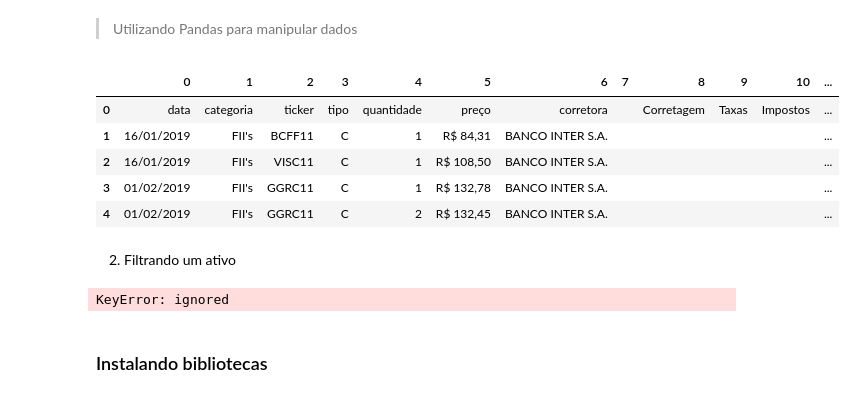
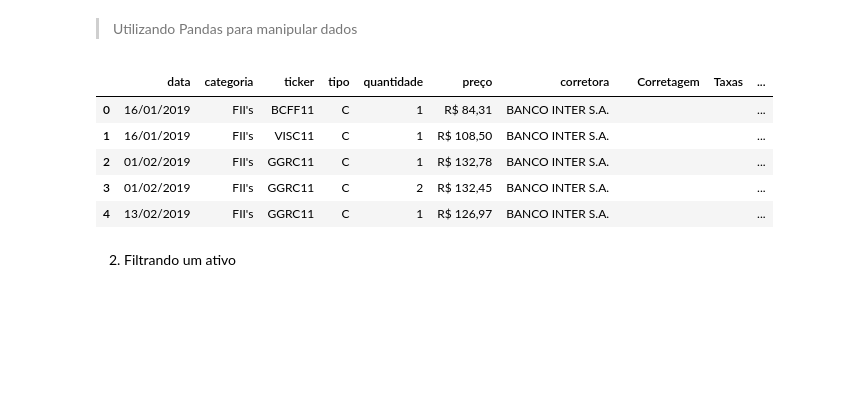
Before and after one commit to cassioguide/carteira, a Jupyter notebook: main.ipynb, the cells around one changed output. Drawn from its saved outputs; the diff is of its cells as text; code cells hidden in the pictures; blank space fills up the shorter version.

```diff
--- a/main.ipynb
+++ b/main.ipynb
@@ -79,21 +94,15 @@ worksh_list = worksh.get_all_values()
 # %%
 import pandas as pd
 
-operacoesDF= pd.DataFrame(worksh.get_all_values())
+df= pd.DataFrame(worksh.get_all_records())
 
-operacoesDF.head()
+df.head()
 # %% [output]
-|  | 0 | 1 | 2 | 3 | 4 | 5 | 6 | 7 | 8 | 9 | 10 | ... |
-| 0 | data | categoria | ticker | tipo | quantidade | preço | corretora |  | Corretagem | Taxas | Impostos | ... |
-| 1 | 16/01/2019 | FII's | BCFF11 | C | 1 | R$ 84,31 | BANCO INTER S.A. |  |  |  |  | ... |
-| 2 | 16/01/2019 | FII's | VISC11 | C | 1 | R$ 108,50 | BANCO INTER S.A. |  |  |  |  | ... |
-| 3 | 01/02/2019 | FII's | GGRC11 | C | 1 | R$ 132,78 | BANCO INTER S.A. |  |  |  |  | ... |
-| 4 | 01/02/2019 | FII's | GGRC11 | C | 2 | R$ 132,45 | BANCO INTER S.A. |  |  |  |  | ... |
+|  | data | categoria | ticker | tipo | quantidade | preço | corretora |  | Corretagem | Taxas | ... |
+| 0 | 16/01/2019 | FII's | BCFF11 | C | 1 | R$ 84,31 | BANCO INTER S.A. |  |  |  | ... |
+| 1 | 16/01/2019 | FII's | VISC11 | C | 1 | R$ 108,50 | BANCO INTER S.A. |  |  |  | ... |
+| 2 | 01/02/2019 | FII's | GGRC11 | C | 1 | R$ 132,78 | BANCO INTER S.A. |  |  |  | ... |
+| 3 | 01/02/2019 | FII's | GGRC11 | C | 2 | R$ 132,45 | BANCO INTER S.A. |  |  |  | ... |
+| 4 | 13/02/2019 | FII's | GGRC11 | C | 1 | R$ 126,97 | BANCO INTER S.A. |  |  |  | ... |
 # %% [markdown]
 2. Filtrando um ativo
-# %%
-operacoesDF.query('3 == "c"')
-# %% [output]
-KeyError: ignored
-# %% [markdown]
-### Instalando bibliotecas
```
Also changed, not shown: parts of 5 cells of this notebook.
